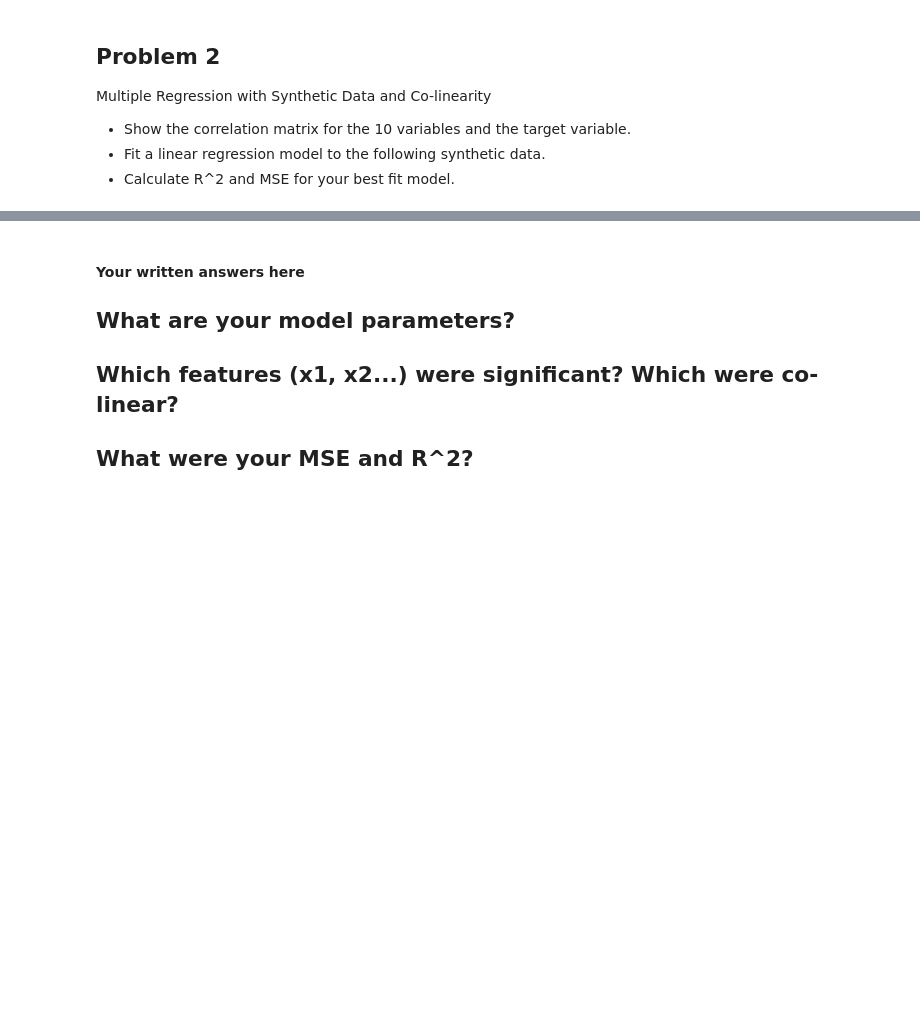
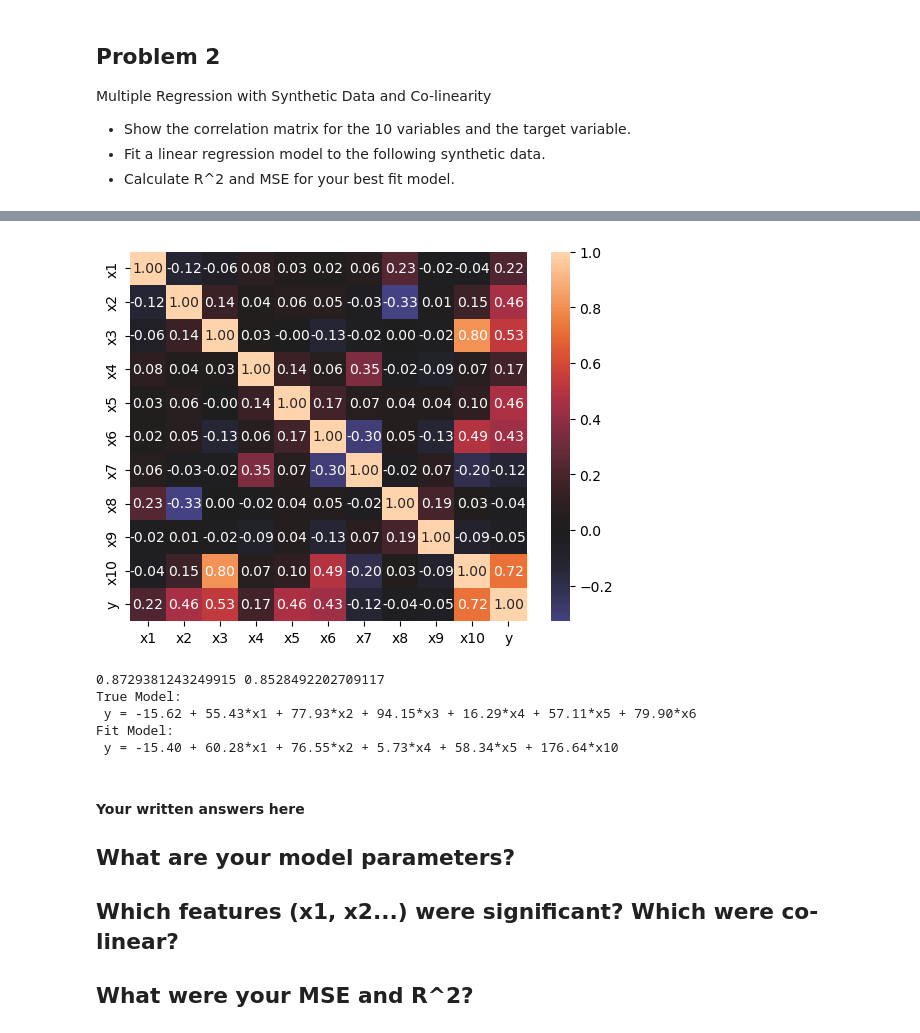
Before and after one commit to GettysburgDataScience/ps1-linear-regression-Andry-Arthur, a Jupyter notebook: PS1.ipynb, the cells around one changed output, grey strips where cells are left out. Saved outputs shown, nothing was run; the diff lists cells and outputs as text; code cells hidden in the pictures; blank space fills up the shorter version.

```diff
--- a/PS1.ipynb
+++ b/PS1.ipynb
@@ -108,23 +125,27 @@ Multiple Regression with Synthetic Data and Co-linearity
  - Fit a linear regression model to the following synthetic data.
  - Calculate R^2 and MSE for your best fit model.
 # %%
-np.random.seed(1)
-bias = 20*np.random.randn()
+np.random.seed(15)
+bias = 50*np.random.randn()
 
 X, y, coef = sk.datasets.make_regression(n_samples=300,
-                                   n_features=10,    # n_features = 1 --> simple linear regression
-                                   noise=30,
+                                   n_features=9,    # n_features = 10 --> multiple linear regression
+                                   noise=3,
                                    bias = bias,
                                    n_informative = 6,
-                                   effective_rank = 4,
-                                   random_state=1,
+                                   effective_rank = 6,
+                                   random_state=15,
                                    shuffle = False, # samples will be in order
                                    coef = True)
+
+Xa = (0.6*X[:, 2] + 0.4*X[:, 5]).reshape(-1, 1)
+X = np.hstack([X, Xa])
+coef = np.append(coef, 0)
 
 column_names = [f'x{n+1}' for n in range(X.shape[1])]
 reg2_df = pd.DataFrame(data = X,
              columns = column_names)
 reg2_df['y'] = y
 
-reg2_df
+print_model(bias, coef, column_names, model_name = 'True Model')
 # %% [output]
@@ -143,0 +154,6 @@ reg2_df
+# %%
+corr = reg2_df.corr() #calculate correlation of dataframe/matrix
+sns.heatmap(corr, annot=True, center=0, fmt='.2f') #plot heatmap
+plt.show()
+# %% [output]
+[figure, added]
@@ -144,3 +174,13 @@ reg2_df
+# %%
+print(R2_train, R2_test)
+print_model(bias, coef, column_names, model_name = 'True Model')
+print_model(model_LR.intercept_, model_LR.coef_, Z_names, model_name = 'Fit Model')
+# %% [output]
+0.8729381243249915 0.8528492202709117
+True Model:
+ y = -15.62 + 55.43*x1 + 77.93*x2 + 94.15*x3 + 16.29*x4 + 57.11*x5 + 79.90*x6
+Fit Model:
+ y = -15.40 + 60.28*x1 + 76.55*x2 + 5.73*x4 + 58.34*x5 + 176.64*x10
 # %% [markdown]
 #### Your written answers here
 
```
Also changed, not shown: parts of 3 cells of this notebook.
